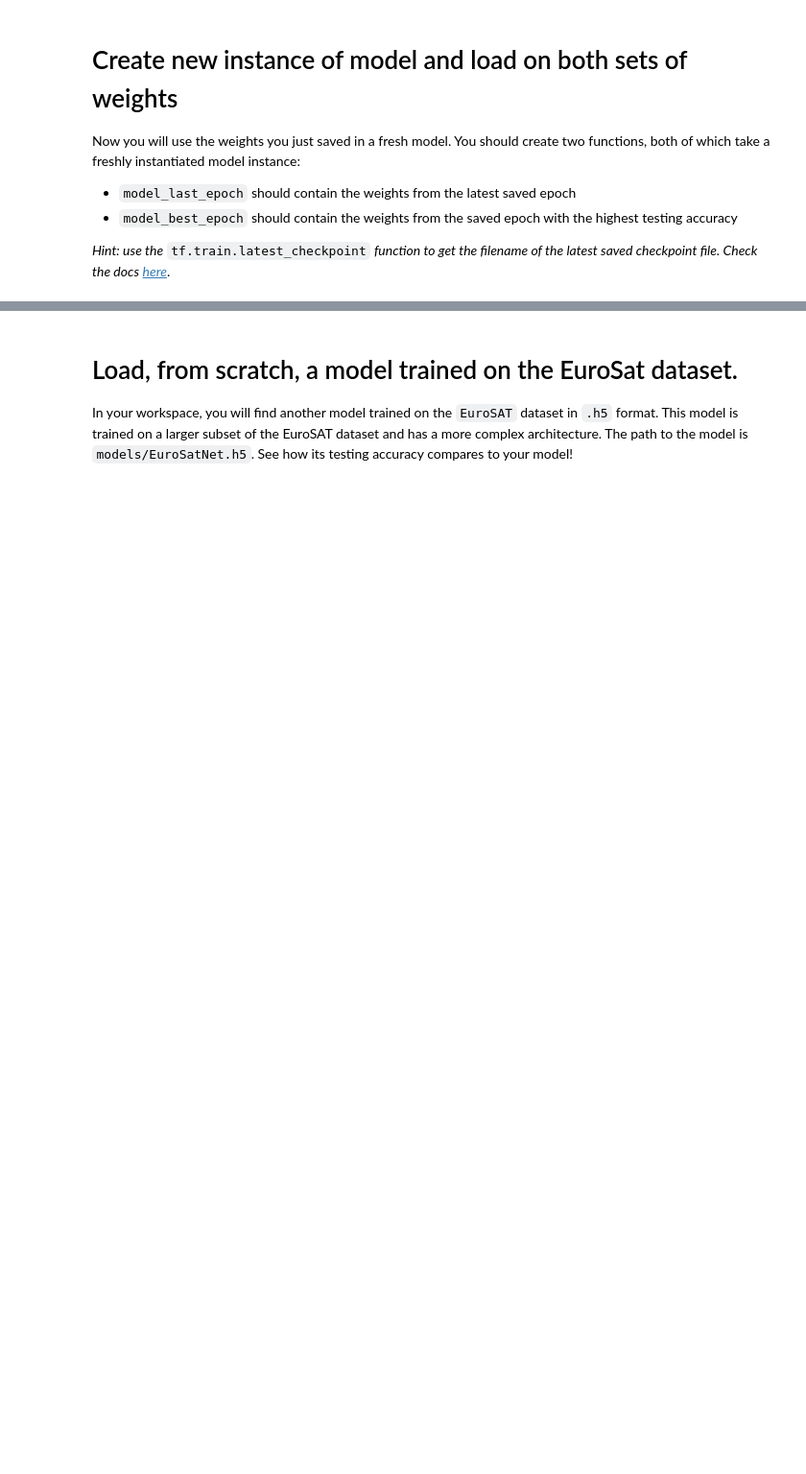
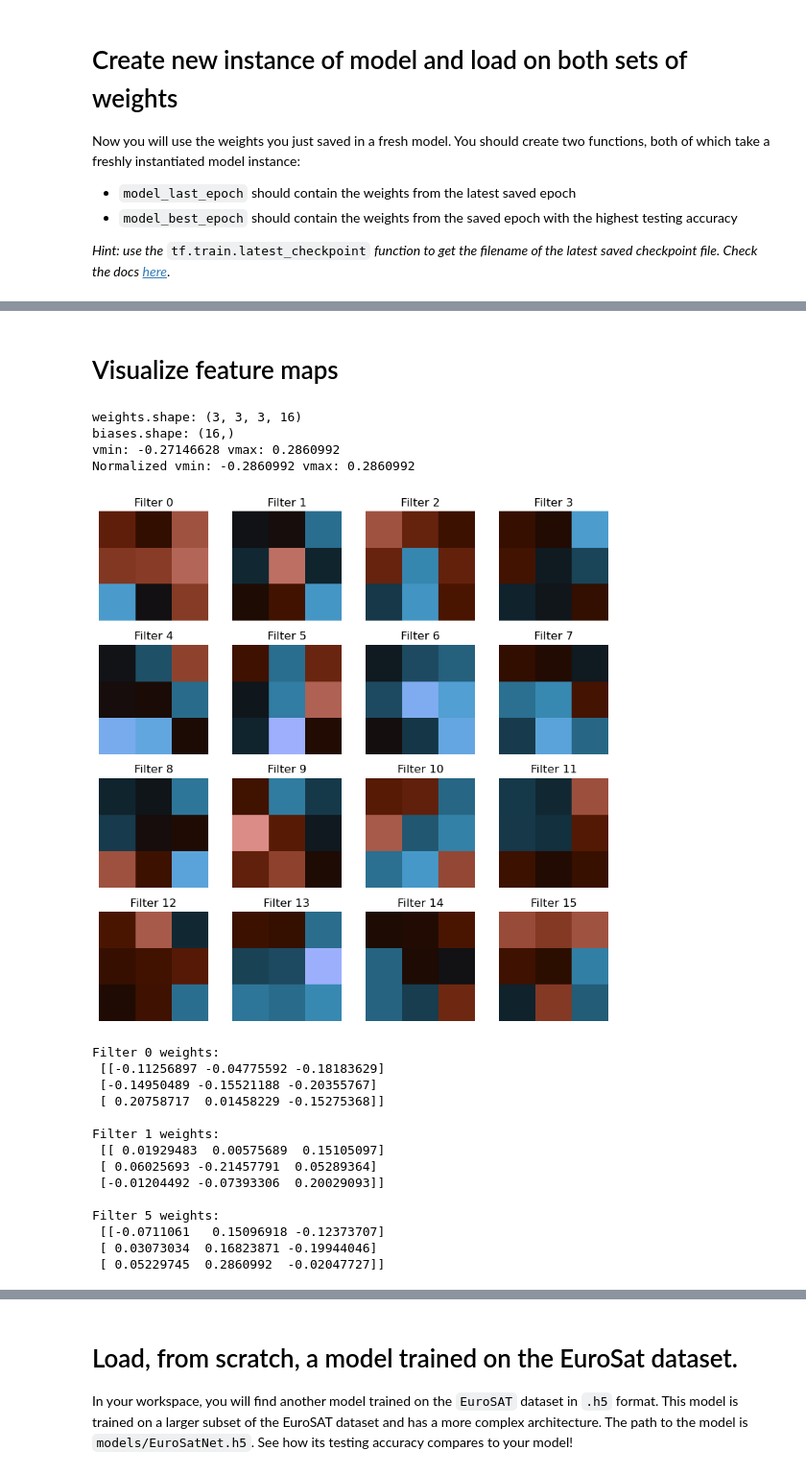
Before and after one commit to heritaco/Coursera, a Jupyter notebook: TensorFlow 2/01 Getting Started/04 Saving and Loading Models/Week_4_Programming_Assignment copy.ipynb, the cells around one changed output, grey strips where cells are left out. Shown: that part at 96% size. Drawn from its saved outputs; the diff is of its cells as text; code cells hidden in the pictures; blank space fills up the shorter version.

```diff
--- a/TensorFlow 2/01 Getting Started/04 Saving and Loading Models/Week_4_Programming_Assignment copy.ipynb
+++ b/TensorFlow 2/01 Getting Started/04 Saving and Loading Models/Week_4_Programming_Assignment copy.ipynb
@@ -469,36 +597,42 @@ _Hint: use the_ `tf.train.latest_checkpoint` _function to get the filename of th
 # Complete the following functions.
 # Make sure to not change the function name or arguments.
 
+import glob
+import tensorflow as tf
+
 def get_model_last_epoch(model):
     """
     This function should create a new instance of the CNN you created earlier,
     load on the weights from the last training epoch, and return this model.
+
+    Here we instead load the full saved model from the latest .keras file.
     """
-    # Directory where you saved "checkpoint_001", "checkpoint_002", ...
     ckpt_dir = "checkpoints_every_epoch"
+    pattern = os.path.join(ckpt_dir, "checkpoint_*.keras")
+    files = glob.glob(pattern)
+    if not files:
+        raise FileNotFoundError("No checkpoints found in 'checkpoints_every_epoch'.")
 
-    # Get the path of the latest checkpoint
-    latest_ckpt = tf.train.latest_checkpoint(ckpt_dir)
+    # Because of checkpoint_{epoch:03d}.keras, max() gives the highest epoch number
+    latest_ckpt = max(files)
 
-    # Load weights into the provided model instance
-    model.load_weights(latest_ckpt)
-
-    return model
-
+    loaded_model = tf.keras.models.load_model(latest_ckpt)
+    return loaded_model
 
 
 def get_model_best_epoch(model):
     """
     This function should create a new instance of the CNN you created earlier, load
     on the weights leading to the highest validation accuracy, and return this model.
+
+    Here we load the full saved best model from 'checkpoints_best_only/checkpoint.keras'.
     """
-    # For the "best only" case, we saved all best weights under a fixed prefix
-    best_ckpt_path = os.path.join("checkpoints_best_only", "checkpoint")
+    best_ckpt_path = os.path.join("checkpoints_best_only", "checkpoint.keras")
+    if not os.path.exists(best_ckpt_path):
+        raise FileNotFoundError("Best-checkpoint file not found at 'checkpoints_best_only/checkpoint.keras'.")
 
-    # Load weights into the provided model instance
-    model.load_weights(best_ckpt_path)
-
-    return model
+    loaded_model = tf.keras.models.load_model(best_ckpt_path)
+    return loaded_model
 # %%
 # Run this cell to create two models: one with the weights from the last training
 # epoch, and one wiht the weights leading to the highest validation (testing) accuracy.
@@ -513,0 +657,4 @@ get_test_accuracy(model_best_epoch, x_test, y_test)
+# %% [markdown]
+# Visualize feature maps
+# %%
+model = model_best_epoch
@@ -513,0 +707,22 @@ get_test_accuracy(model_best_epoch, x_test, y_test)
+# %%
+plot_kernels(model_best_epoch)
+# %% [output]
+weights.shape: (3, 3, 3, 16)
+biases.shape: (16,)
+vmin: -0.27146628 vmax: 0.2860992
+Normalized vmin: -0.2860992 vmax: 0.2860992
+[figure, added]
+Filter 0 weights:
+ [[-0.11256897 -0.04775592 -0.18183629]
+ [-0.14950489 -0.15521188 -0.20355767]
+ [ 0.20758717  0.01458229 -0.15275368]]
+
+Filter 1 weights:
+ [[ 0.01929483  0.00575689  0.15105097]
+ [ 0.06025693 -0.21457791  0.05289364]
+ [-0.01204492 -0.07393306  0.20029093]]
+
+Filter 5 weights:
+ [[-0.0711061   0.15096918 -0.12373707]
+ [ 0.03073034  0.16823871 -0.19944046]
+ [ 0.05229745  0.2860992  -0.02047727]]
```
Also changed, not shown: parts of 34 cells of this notebook, 22 other files.
